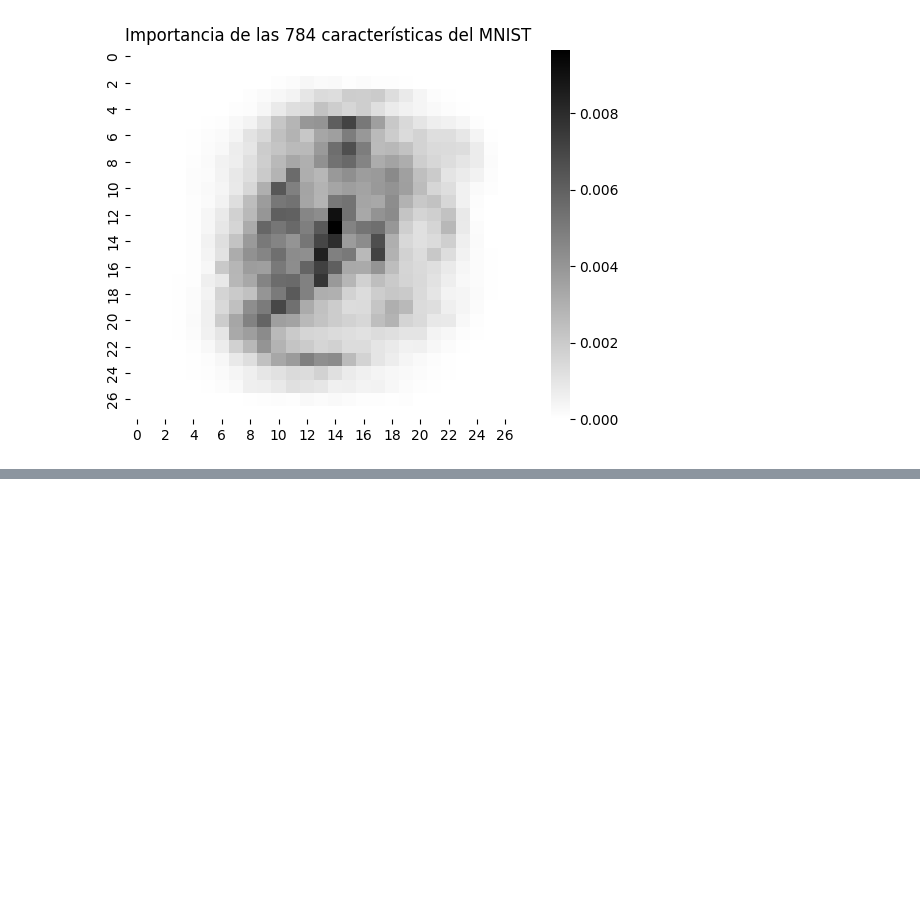
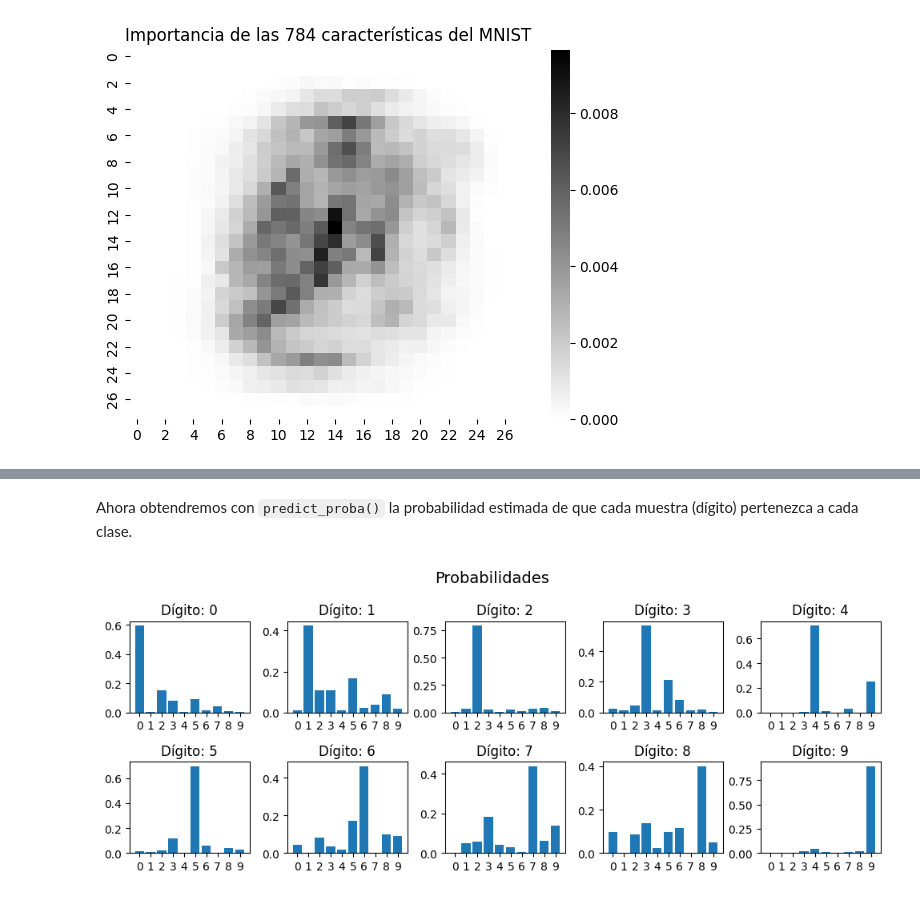
Before and after one commit to RodrigoRiveraRico/data_science_FCiencias, a Jupyter notebook: Clase_9/RiveraRodrigo_T08.ipynb, the cells around one changed output, grey strips where cells are left out. Cells and saved outputs as stored; diff of their text form; code cells hidden in the pictures; blank space fills up the shorter version.

```diff
--- a/Clase_9/RiveraRodrigo_T08.ipynb
+++ b/Clase_9/RiveraRodrigo_T08.ipynb
@@ -341,7 +367,9 @@ X.head(2)
 # %%
 imagenes = []
 for i in range(0, 10):
-    path = os.path.join(f'j_{i}.jpg')
+    path = os.path.join('numbers', f'j_{i}.jpg')
     imagenes.append(cargar_imagen(path)[0])
 
-pd.DataFrame(np.squeeze(np.array(imagenes), axis=1))
+imagenes_arr = np.array(imagenes)
+
+X_personal = np.squeeze(imagenes_arr, axis=1)
@@ -366,6 +375,0 @@ array([0, 1, 2, 3, 4, 5, 6, 7, 8, 9])
-# %%
-probas = rf.predict_proba(X_3)
-for i, p in enumerate(probas[0]):
-    print(f"Digito {i}: {p:.3f}")
-
-plt.bar([i for i in range(10)],probas[0])
@@ -384,0 +378,3 @@ Digito 9: 0.014
+# %%
+for i,j in enumerate(rf.predict(X_personal)):
+    print(f'Dígito: {i} - Predicción: {j}')
@@ -384,0 +392,20 @@ Digito 9: 0.014
+# %% [markdown]
+Ahora obtendremos con `predict_proba()` la probabilidad estimada de que cada muestra (dígito) pertenezca a cada clase.
+# %%
+probas = rf.predict_proba(X_personal)
+
+fig, axs = plt.subplots(2, 5, figsize=(10, 4))
+
+digit = 0
+for i in range(2):
+    for j in range(5):
+        axs[i,j].bar([i for i in range(10)], probas[digit])
+        axs[i,j].set_title(f'Dígito: {digit}')
+        axs[i,j].set_xticks([i for i in range(10)])
+        digit += 1
+
+fig.suptitle('Probabilidades', fontsize=14)
+plt.tight_layout()
+plt.show()
+# %% [output]
+[figure, added]
```
Also changed, not shown: parts of 28 cells of this notebook.
